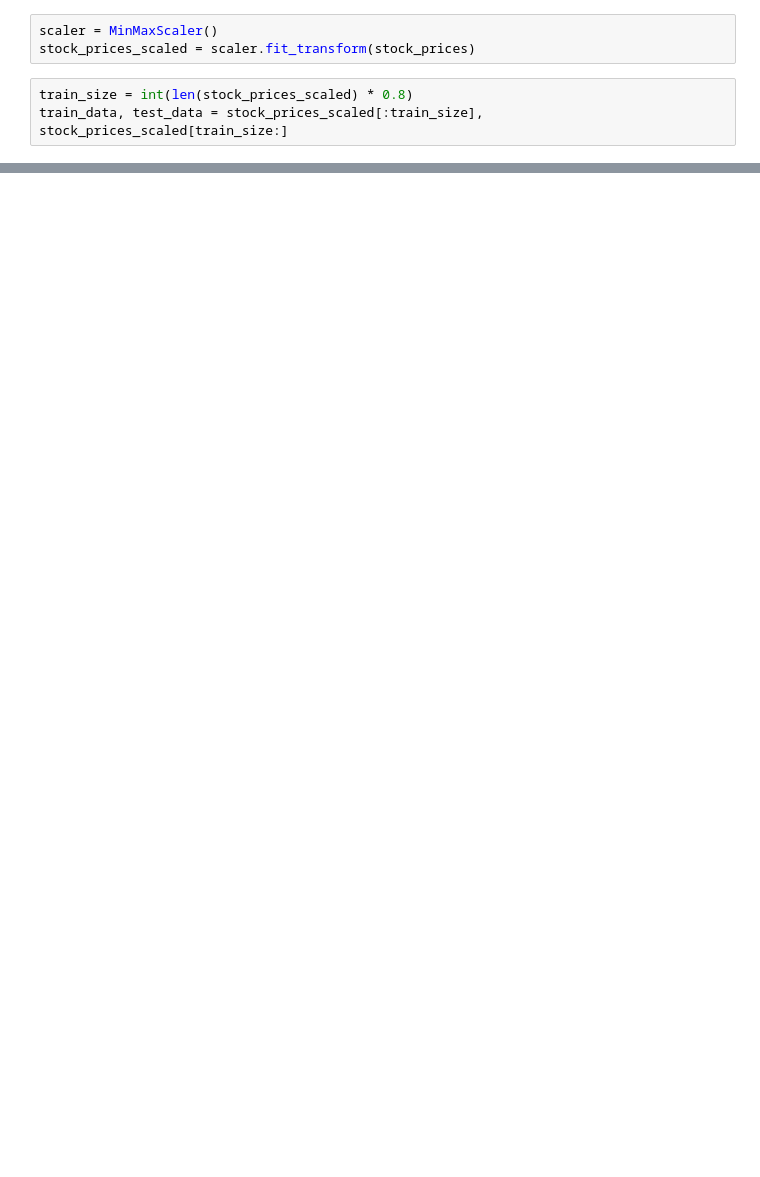
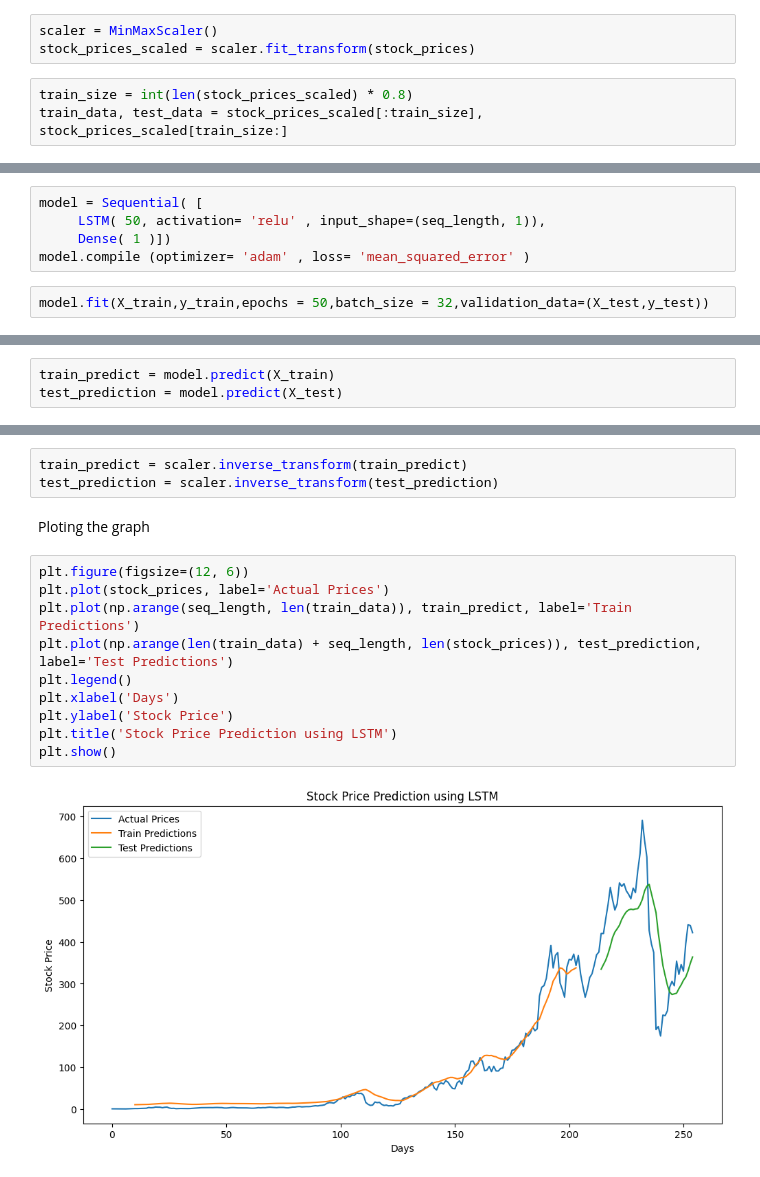
Before and after one commit to Bragadeesh232/Bharat_Intern_Tasks, a Jupyter notebook: netflifinal.ipynb, the cells around one changed output, grey strips where cells are left out. Cells and saved outputs as stored; diff of their text form; blank space fills up the shorter version.

```diff
--- a/netflifinal.ipynb
+++ b/netflifinal.ipynb
@@ -18,0 +38,7 @@ train_data, test_data = stock_prices_scaled[:train_size], stock_prices_scaled[tr
+# %%
+model = Sequential( [
+     LSTM( 50, activation= 'relu' , input_shape=(seq_length, 1)),
+     Dense( 1 )])
+model.compile (optimizer= 'adam' , loss= 'mean_squared_error' )
+# %%
+model.fit(X_train,y_train,epochs = 50,batch_size = 32,validation_data=(X_test,y_test))
@@ -18,0 +64,3 @@ train_data, test_data = stock_prices_scaled[:train_size], stock_prices_scaled[tr
+# %%
+train_predict = model.predict(X_train)
+test_prediction = model.predict(X_test)
@@ -18,0 +70,17 @@ train_data, test_data = stock_prices_scaled[:train_size], stock_prices_scaled[tr
+# %%
+train_predict = scaler.inverse_transform(train_predict)
+test_prediction = scaler.inverse_transform(test_prediction)
+# %% [markdown]
+Ploting the graph
+# %%
+plt.figure(figsize=(12, 6))
+plt.plot(stock_prices, label='Actual Prices')
+plt.plot(np.arange(seq_length, len(train_data)), train_predict, label='Train Predictions')
+plt.plot(np.arange(len(train_data) + seq_length, len(stock_prices)), test_prediction, label='Test Predictions')
+plt.legend()
+plt.xlabel('Days')
+plt.ylabel('Stock Price')
+plt.title('Stock Price Prediction using LSTM')
+plt.show()
+# %% [output]
+[figure, added]
```
Also changed, not shown: parts of 9 cells of this notebook.
